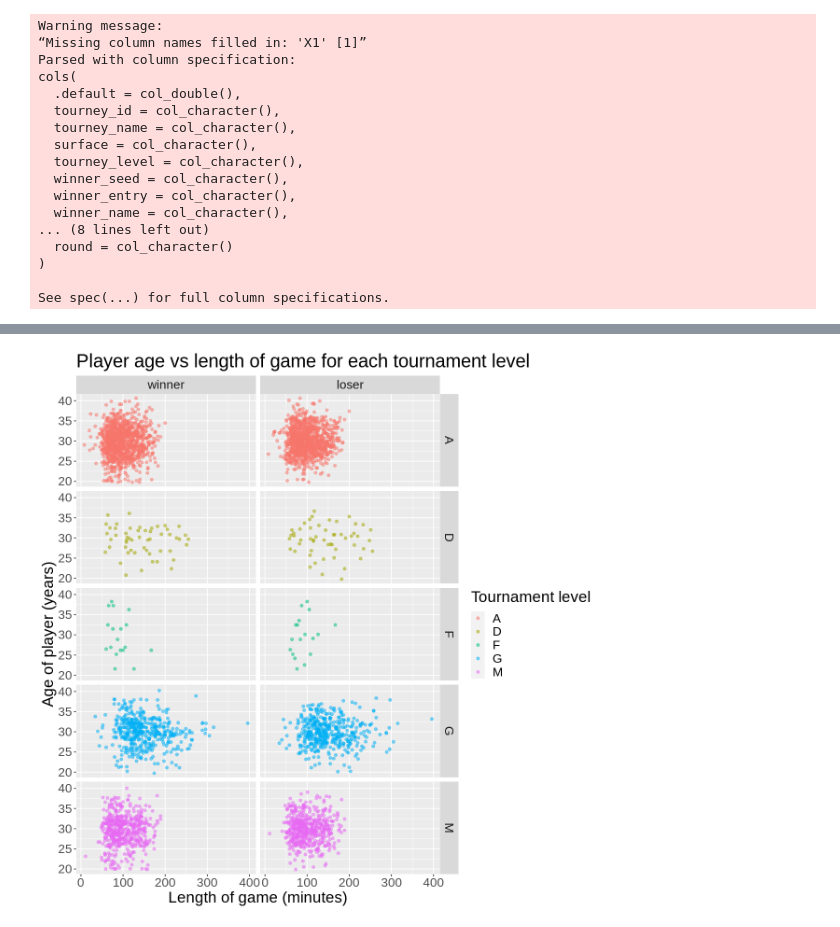
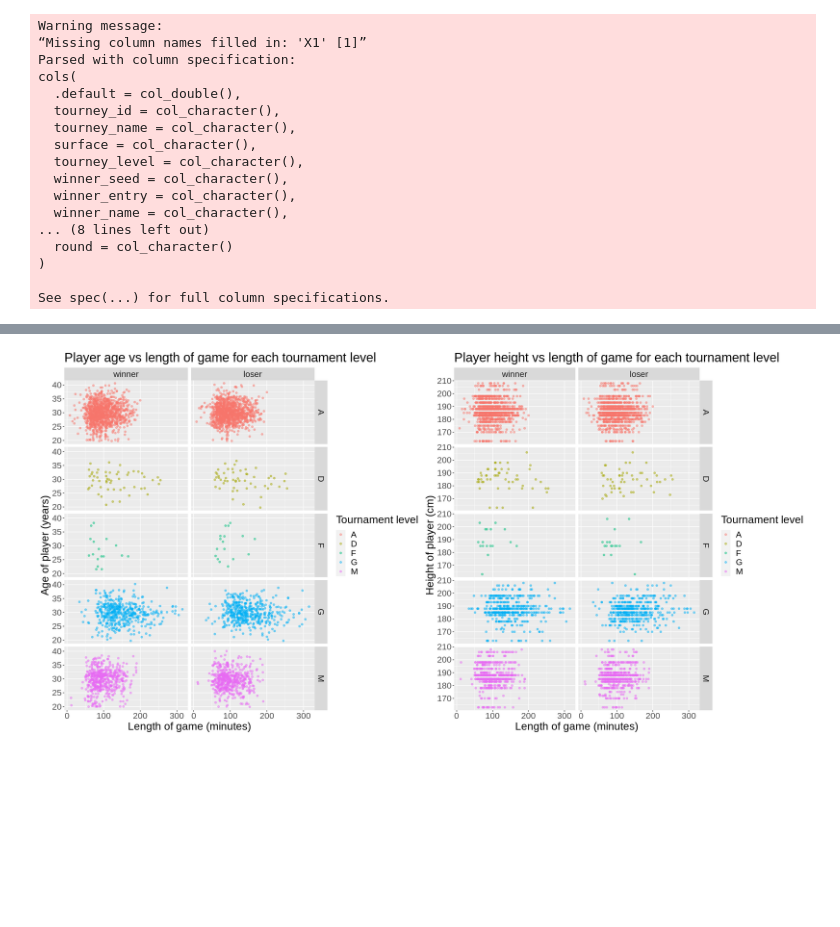
Before and after one commit to browningluke/ubc-dsci100-project, a Jupyter notebook: tennis.ipynb, the cells around one changed output, grey strips where cells are left out. Saved outputs shown, nothing was run; the diff lists cells and outputs as text; code cells hidden in the pictures; blank space fills up the shorter version.

Commit message:
Shrink summary table code + group graphs

```diff
--- a/tennis.ipynb
+++ b/tennis.ipynb
@@ -5,7 +5,8 @@ library(tidymodels)
 # %%
 tennis_data = read_csv("https://drive.google.com/uc?export=download&id=1fOQ8sy_qMkQiQEAO6uFdRX4tLI8EpSTn") %>%
     select(tourney_level, winner_ht, loser_ht, winner_age, loser_age, minutes) %>%
-    na.omit()
+    na.omit() %>%
+    rename(match_length = minutes)
 # %% [output]
 Warning message:
 “Missing column names filled in: 'X1' [1]”
@@ -117,6 +78,4 @@ tennis_plot_height
 # %%
-options(repr.plot.width = 10, repr.plot.height = 10)
-
 tennis_plot_age = plot_data %>%
     ggplot(aes(x = minutes,
                y = age,
@@ -128,7 +87,8 @@ tennis_plot_age = plot_data %>%
          title = "Player age vs length of game for each tournament level") +
     facet_grid(tourney_level ~ player_type) +
     theme(text = element_text(size = 20))
-
-tennis_plot_age
-# %% [output]
-[figure, removed]
+# %%
+options(repr.plot.width = 20, repr.plot.height = 10)
+cowplot::plot_grid(tennis_plot_age, tennis_plot_height)
+# %% [output]
+[figure, added]
```
Also changed, not shown: parts of 3 cells of this notebook.
